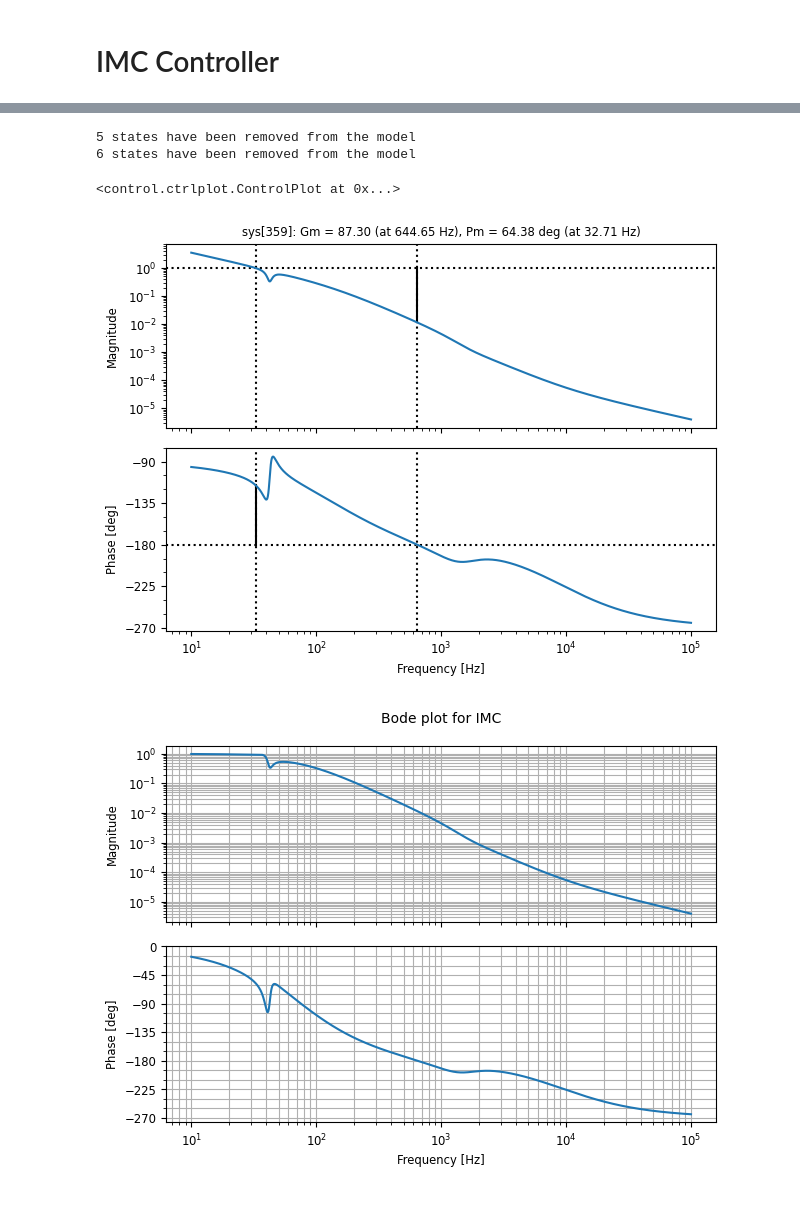
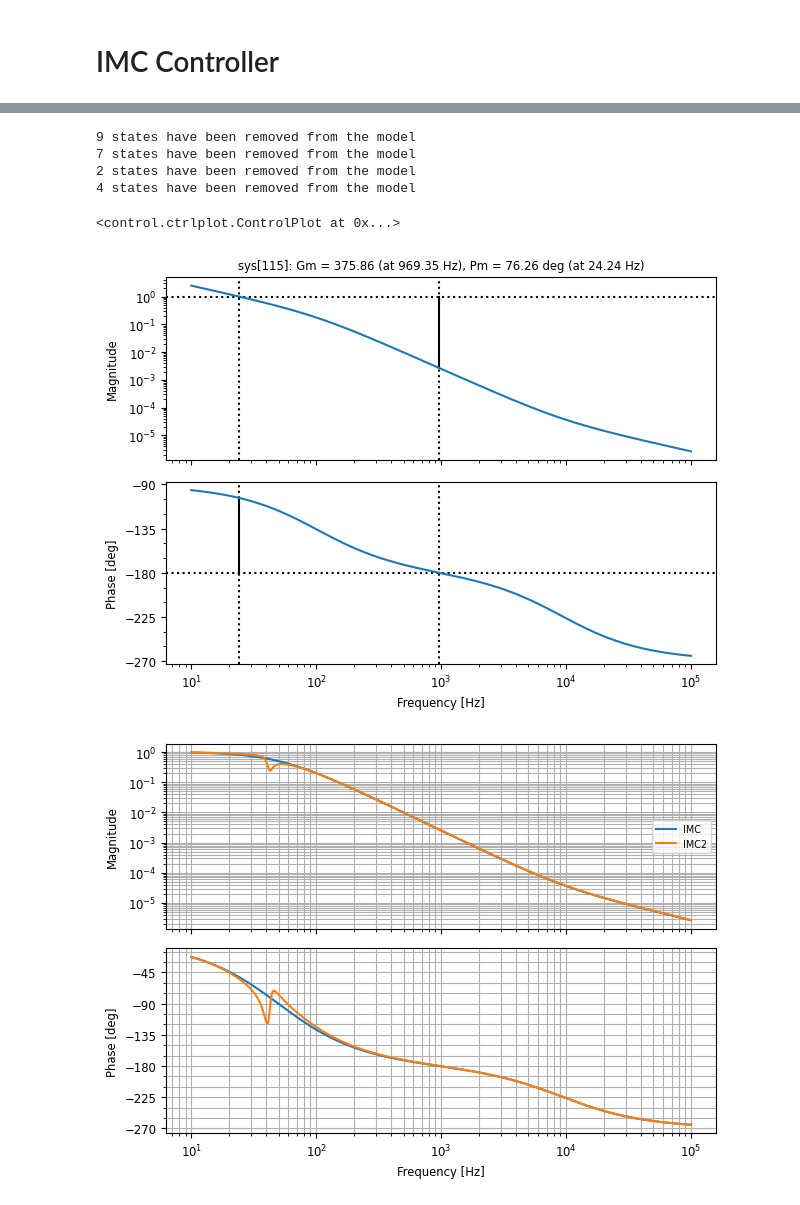
Before and after one commit to eliasrhoden/Sinumerik-Ctrl, a Jupyter notebook: imc_design.ipynb, the cells around one changed output, grey strips where cells are left out. Cells and saved outputs as stored; diff of their text form; code cells hidden in the pictures.

```diff
--- a/imc_design.ipynb
+++ b/imc_design.ipynb
@@ -128,7 +95,6 @@ def unstable_zeros(G):
 
 
 unstabl_zers = unstable_zeros(Gf)
-print(unstabl_zers)
 
 Ns = len(unstabl_zers.zeros())
 print('No unstable zeros ',Ns)
@@ -140,13 +106,17 @@ filt_order = No + Ns +1
 print(filt_order)
 
 # Ref model
-w_cl_m = 70*2*np.pi
+w_cl_m = 50*2*np.pi
 M = unstabl_zers / (s/w_cl_m + 1)**filt_order
 M = ctrl.minreal(M)
 M *= 1/M.dcgain()
 
-plot_mag(M)
-plt.ylim([-20,1])
-print("Reference model (Desired closed loop dynamics)")
+M.name = 'Reference model'
+ctrl.bode(M)
+
+plt.figure()
+
+ctrl.pzmap(M)
+
 M
 # %% [output]
@@ -183,11 +144,13 @@ def increase_damping(C,min_dampng):
             z = np.real(z)
             if np.abs(z) > eps:
                 p = (s-z)/(-z)
+                p = (s/np.abs(z) + 1)
             else:
                 p = (s-z)
         elif np.imag(z) > eps:
 
-            w0 = np.imag(z)
+
+            w0 = np.sqrt(np.real(z)**2 + np.imag(z)**2)
             zeta = -np.real(z)/w0
 
             zeta = max(zeta,min_dampng)
@@ -216,8 +179,14 @@ C_imc = ctrl.minreal(C_imc)
 
 ctrl.bode(C_imc)
 
-C_imc = increase_damping(C_imc,0.1)#*1e-14
+if True:
+    C_imc2 = increase_damping(C_imc,0.1)
+    ctrl.bode(C_imc2)
 
-ctrl.bode(C_imc)
+plt.figure()
+ctrl.pzmap(C_imc)
+ctrl.pzmap(C_imc2)
+
+C_imc
 # %% [output]
 3 states have been removed from the model
@@ -230,19 +203,28 @@ with open(r'tf_txt\C_imc.txt','w') as f:
 # %%
 L_imc = C_imc*Gf
 L_imc = ctrl.minreal(L_imc)
+
+L_imc2 = C_imc2*Gf
+L_imc2 = ctrl.minreal(L_imc2)
 
 ctrl.bode(L_imc,display_margins=True,Hz=True)
 
 CL_imc = L_imc/(1+L_imc)
 CL_imc = ctrl.minreal(CL_imc)
+CL_imc.name = 'IMC'
 
-CL_imc.name = 'IMC'
+CL_imc2 = L_imc2/(1+L_imc2)
+CL_imc2 = ctrl.minreal(CL_imc2)
+CL_imc2.name = 'IMC2'
 
 plt.figure()
 ctrl.bode(CL_imc,Hz=True)
+ctrl.bode(CL_imc2,Hz=True)
 # %% [output]
-5 states have been removed from the model
-6 states have been removed from the model
+9 states have been removed from the model
+7 states have been removed from the model
+2 states have been removed from the model
+4 states have been removed from the model
 <control.ctrlplot.ControlPlot at 0x...>
-[figure, old version]
+[figure, new version]
-[figure, old version]
+[figure, new version]
```
Also changed, not shown: parts of 7 cells of this notebook, 3 other files.
